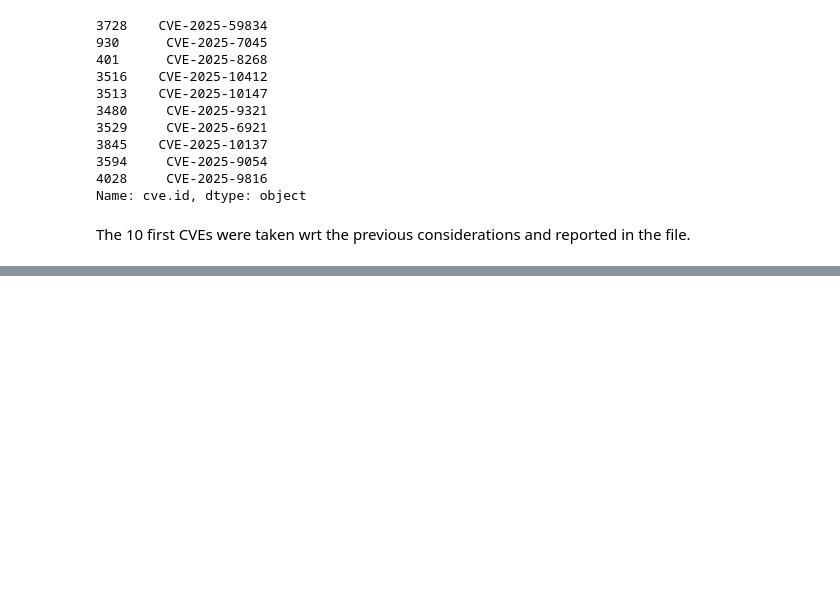
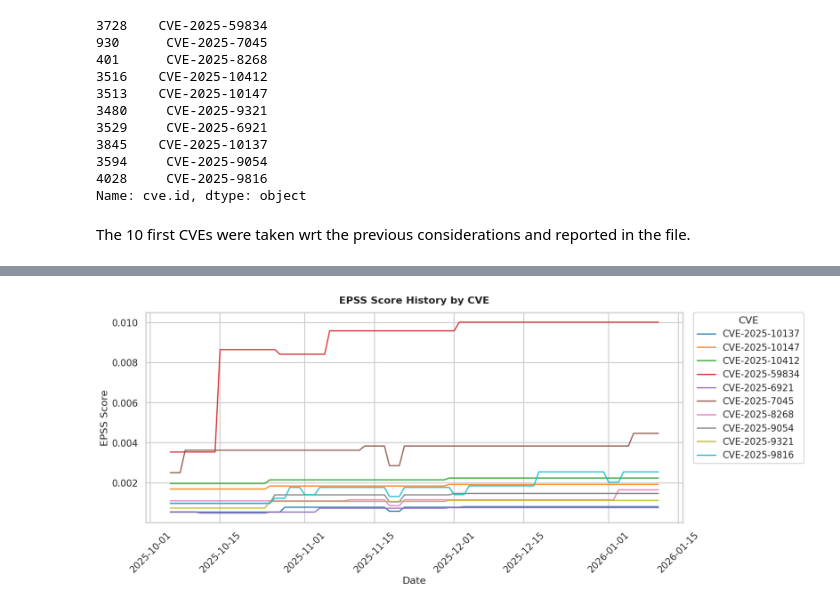
Before and after one commit to alequerenghi/505MI-LAB, a Jupyter notebook: 01_EPSS/LAB_EPSS.ipynb, the cells around one changed output, grey strips where cells are left out. Drawn from its saved outputs; the diff is of its cells as text; code cells hidden in the pictures; blank space fills up the shorter version.

```diff
--- a/01_EPSS/LAB_EPSS.ipynb
+++ b/01_EPSS/LAB_EPSS.ipynb
@@ -441,0 +475,40 @@ df[df['cve.id'].isin(selected)].to_csv(
+# %%
+epss_history = pd.read_csv('data/epss_history.csv')
+epss_history['date'] = pd.to_datetime(epss_history['date'])
+
+sns.set_theme(
+    style="whitegrid",
+    context="talk",
+    font_scale=0.9
+)
+
+plt.figure(figsize=(14, 7))
+
+sns.lineplot(
+    data=epss_history,
+    x="date",
+    y="epss",
+    hue="cve",
+    linewidth=2,
+    alpha=0.9,
+    palette="tab10"
+)
+
+plt.title("EPSS Score History by CVE", pad=15, weight="bold")
+plt.xlabel("Date")
+plt.ylabel("EPSS Score")
+
+plt.xticks(rotation=45)
+plt.tight_layout()
+
+# Move legend outside (helps when many CVEs)
+plt.legend(
+    title="CVE",
+    bbox_to_anchor=(1.02, 1),
+    loc="upper left",
+    borderaxespad=0
+)
+
+plt.show()
+# %% [output]
+[figure, added]
```
Also changed, not shown: parts of 5 cells of this notebook, 1 other file.
